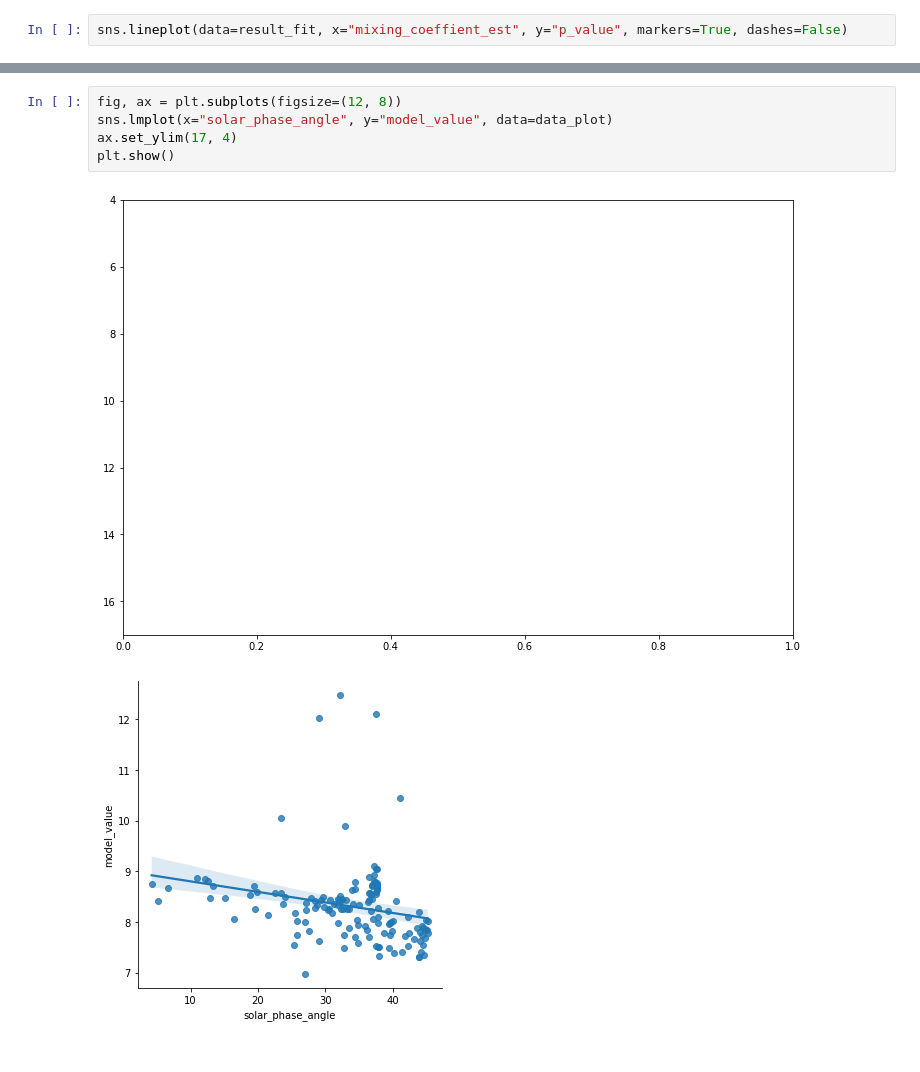
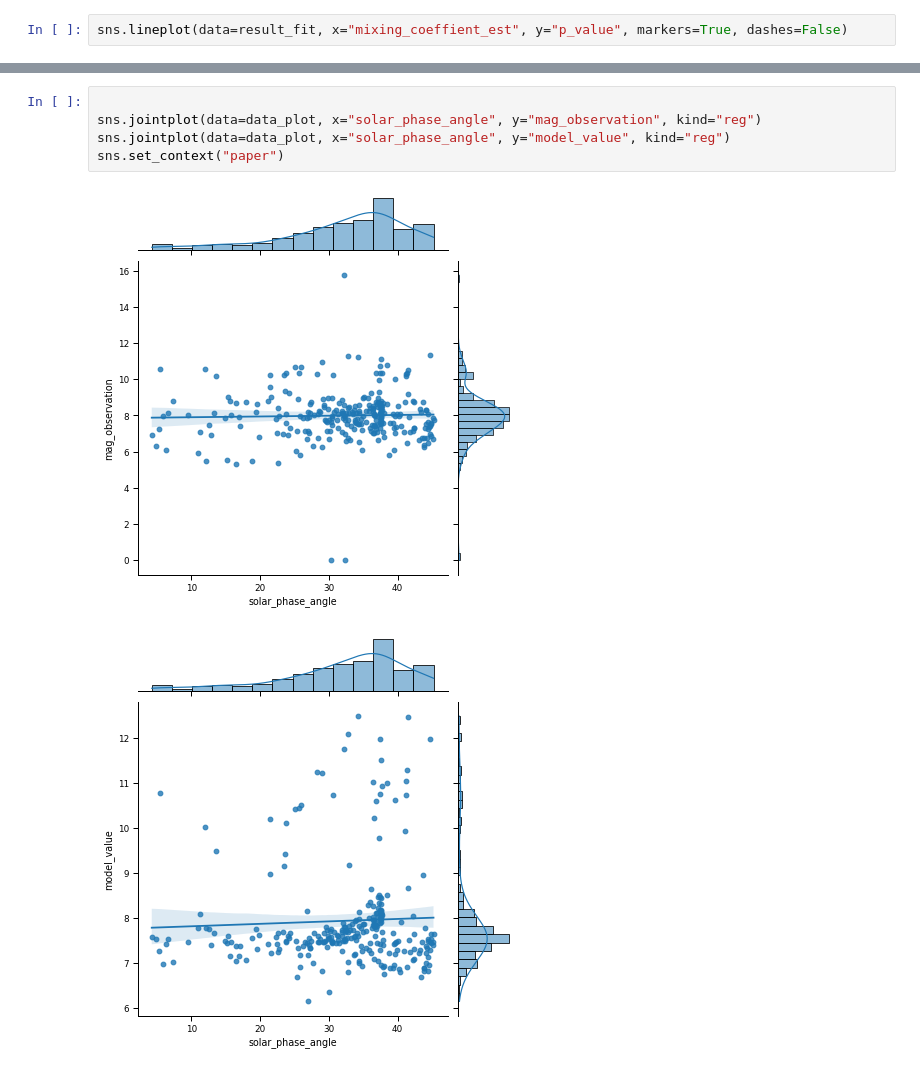
Before and after one commit to mariaromerocol/monte_carlos, a Jupyter notebook: test.ipynb, the cells around one changed output, grey strips where cells are left out. Saved outputs shown, nothing was run; the diff lists cells and outputs as text.

```diff
--- a/test.ipynb
+++ b/test.ipynb
@@ -235,11 +483,11 @@ plt.show()
-# %%
-fig, ax = plt.subplots(figsize=(12, 8))
-sns.lmplot(x="solar_phase_angle", y="model_value", data=data_plot)
-ax.set_ylim(17, 4)
-plt.show()
-# %% [output]
-[figure, removed]
-[figure, removed]
+# %%
+
+sns.jointplot(data=data_plot, x="solar_phase_angle", y="mag_observation", kind="reg")
+sns.jointplot(data=data_plot, x="solar_phase_angle", y="model_value", kind="reg")
+sns.set_context("paper")
+# %% [output]
+[figure, added]
+[figure, added]
 # %%
 sns.scatterplot(data=data_plot, x="mag_observation", col="e_mag_model", row="", hue="e_mag_model",
                 binwidth=2, height=1)
```
Also changed, not shown: parts of 19 cells of this notebook.
